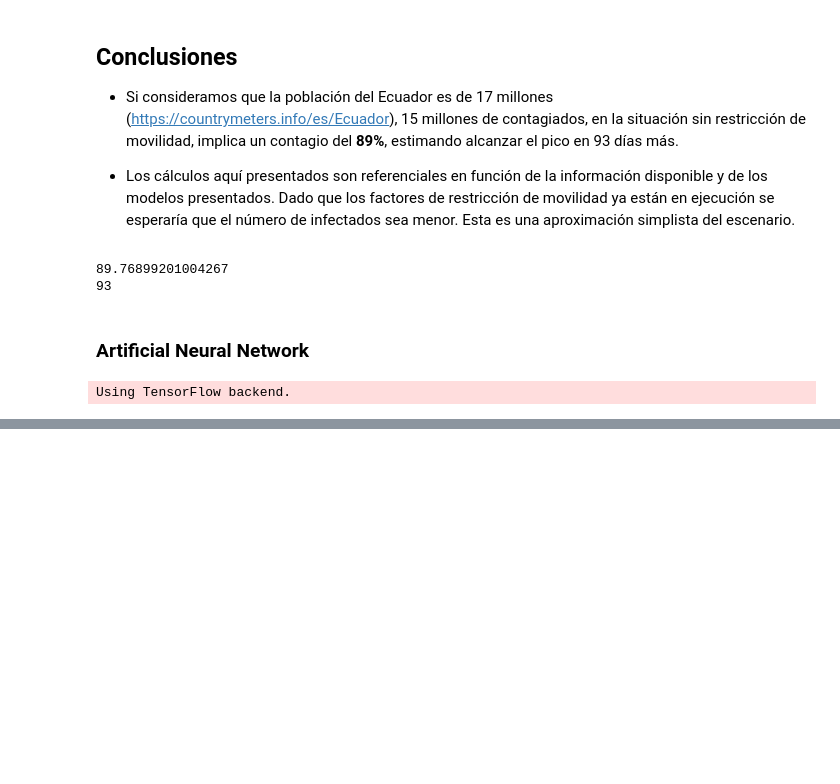
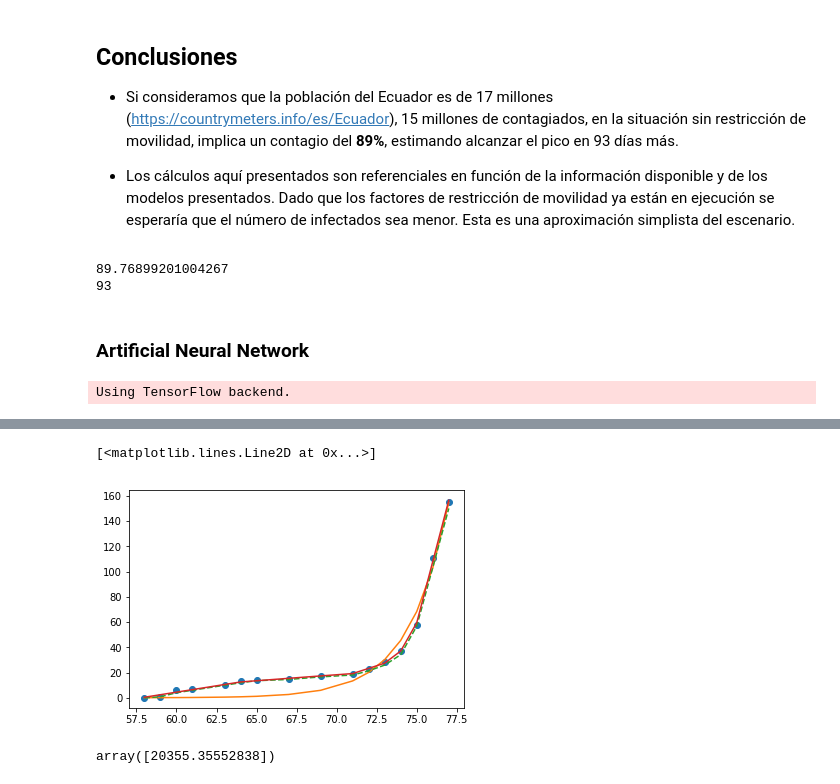
Before and after one commit to LeninGF/CoronaVirusECU, a Jupyter notebook: CoronaVirusEcu.ipynb, the cells around one changed output, grey strips where cells are left out. Drawn from its saved outputs; the diff is of its cells as text; code cells hidden in the pictures; blank space fills up the shorter version.

```diff
--- a/CoronaVirusEcu.ipynb
+++ b/CoronaVirusEcu.ipynb
@@ -335,7 +491,7 @@ plt.plot(x, y_pred_cnn)
 # %%
 from sklearn.neural_network import MLPRegressor
-x_reg = x_.reshape(-1,1)
-mlp = MLPRegressor(hidden_layer_sizes=(10,20),
+x_reg = x_norm.reshape(-1,1)
+mlp = MLPRegressor(hidden_layer_sizes=(10,20,10),
                    tol=1e-4,
                    max_iter=10000,
                    solver='adam',
@@ -348,12 +534,18 @@ y_new_pred
 # %%
 fig, ax = plt.subplots(1, 1, figsize=(6, 4))
 # ax.plot(x, y, '--k')
 ax.plot(x, y, 'o')
 ax.plot(x, y_pred, '-')
-ax.plot(x, y_reg, '-')
+# ax.plot(x, y_reg, '-')
+ax.plot(x, y_pred_cnn, '--')
 ax.plot(x, y_new_pred, '-')
+# %% [output]
+[<matplotlib.lines.Line2D at 0x...>]
+[figure, added]
 # %%
 x_Day = np.array([100])
 x_Day = x_Day.reshape(1,-1)
-y_day = clf.predict(x_Day)
+y_day = mlp.predict(x_Day)
 y_day
+# %% [output]
+array([20355.35552838])
```
Also changed, not shown: parts of 26 cells of this notebook, 1 other file.
